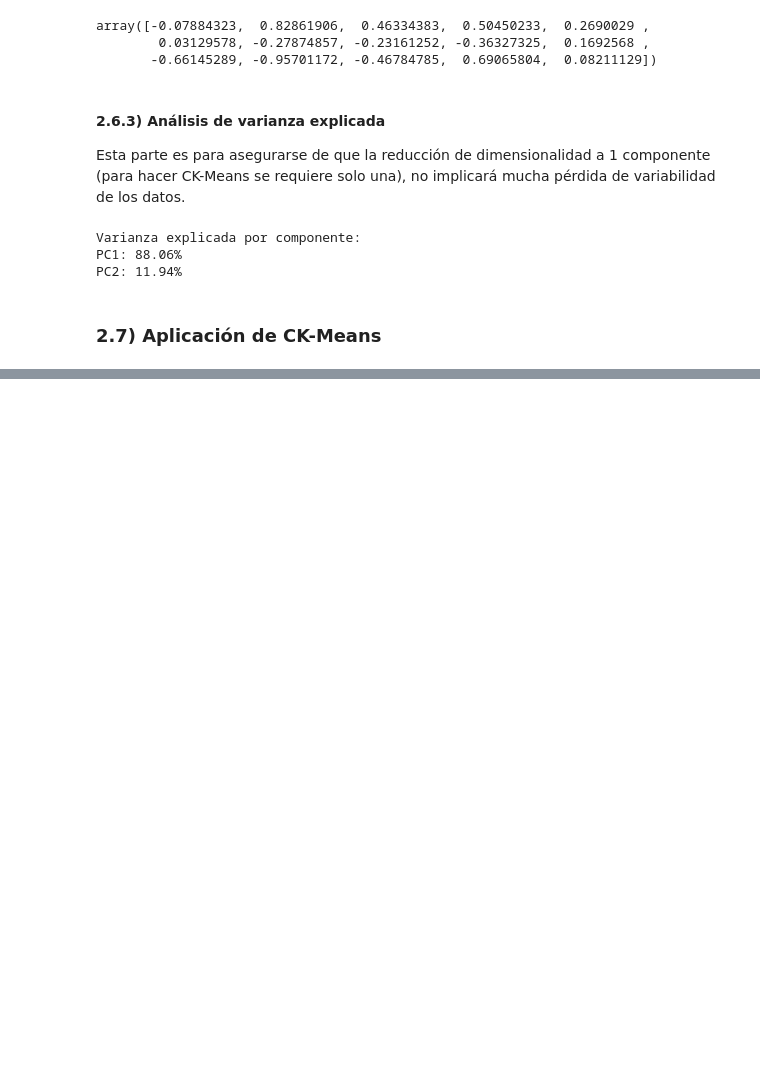
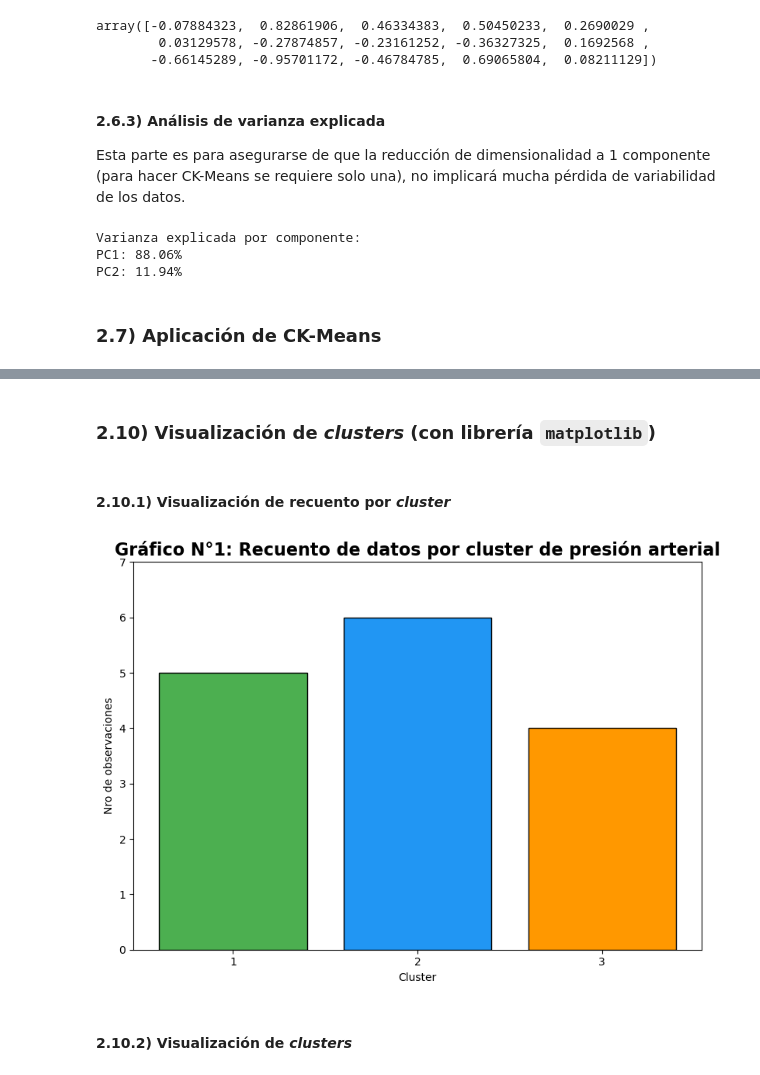
Before and after one commit to Relaxingmusic0474/CK-Means, a Jupyter notebook: ckmeans_ejemplos.ipynb, the cells around one changed output, grey strips where cells are left out. Drawn from its saved outputs; the diff is of its cells as text; code cells hidden in the pictures; blank space fills up the shorter version.

```diff
--- a/ckmeans_ejemplo_inventado.ipynb
+++ b/ckmeans_ejemplos.ipynb
@@ -614,0 +728,3 @@ blood_pressure_clusters
+# %%
+blood_pressure_c1_data = blood_pressure_data[blood_pressure_data["Cluster"] == 1].drop(columns=["Cluster"]).sort_values(by="PC1", kind="mergesort")
+blood_pressure_c1_data
@@ -614,0 +738,3 @@ blood_pressure_clusters
+# %%
+blood_pressure_c2_data = blood_pressure_data[blood_pressure_data["Cluster"] == 2].drop(columns=["Cluster"]).sort_values(by="PC1", kind="mergesort")
+blood_pressure_c2_data
@@ -614,0 +749,3 @@ blood_pressure_clusters
+# %%
+blood_pressure_c3_data = blood_pressure_data[blood_pressure_data["Cluster"] == 3].drop(columns=["Cluster"]).sort_values(by="PC1", kind="mergesort")
+blood_pressure_c3_data
@@ -614,0 +758,2 @@ blood_pressure_clusters
+# %%
+minidatasets = [blood_pressure_c1_data, blood_pressure_c2_data, blood_pressure_c3_data]
@@ -614,0 +849,27 @@ blood_pressure_clusters
+# %% [markdown]
+### 2.10) Visualización de _clusters_ (con librería `matplotlib`)
+# %% [markdown]
+#### 2.10.1) Visualización de recuento por _cluster_
+# %%
+plt.figure(figsize=(8, 6))
+
+blood_pressure_clusters_ids = analysis_clustering_blood_pressure_df["Nro. de cluster"]
+counts = analysis_clustering_blood_pressure_df["Recuento de datos"]
+colors = ["#4CAF50", "#2196F3", "#FF9800", "#F44336"]
+
+bars = plt.bar(blood_pressure_clusters_ids, counts, color=colors, edgecolor="black")
+
+plt.xticks(blood_pressure_clusters_ids)
+plt.yticks(range(0, 8, 1))
+
+plt.xlabel("Cluster")
+plt.ylabel("Nro de observaciones")
+
+plt.title("Gráfico N°1: Recuento de datos por cluster de presión arterial", fontsize=16, fontweight="bold")
+
+plt.tight_layout()
+plt.show()
+# %% [output]
+[figure, added]
+# %% [markdown]
+#### 2.10.2) Visualización de _clusters_
```
Also changed, not shown: parts of 28 cells of this notebook.
